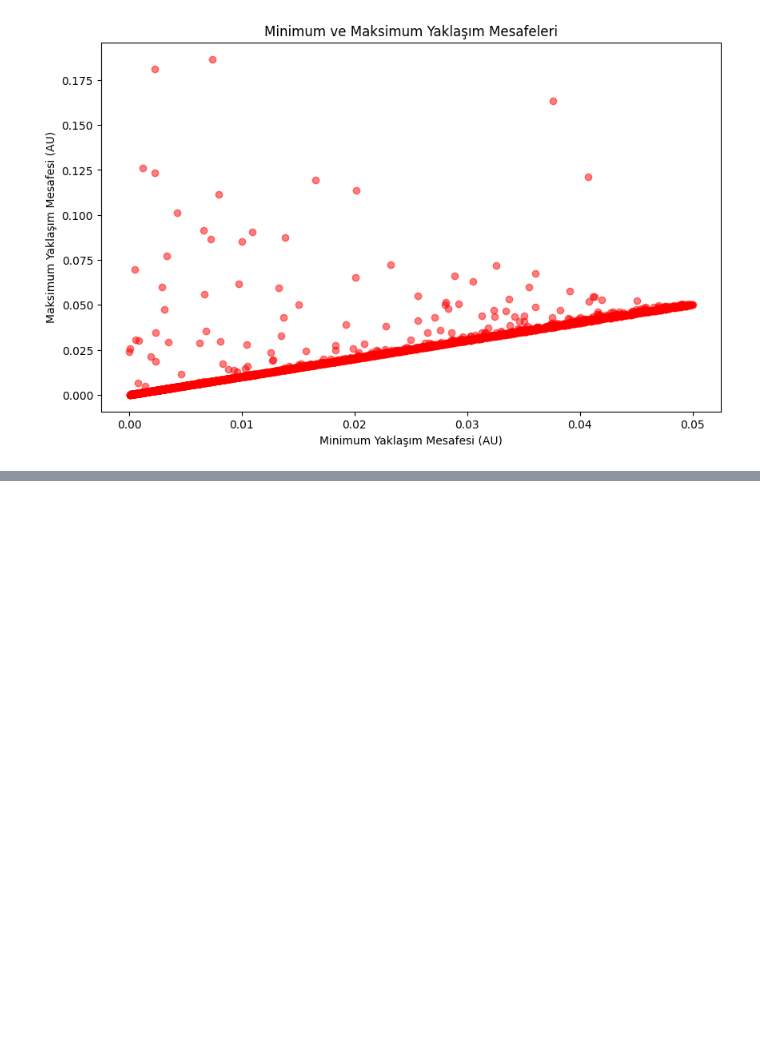
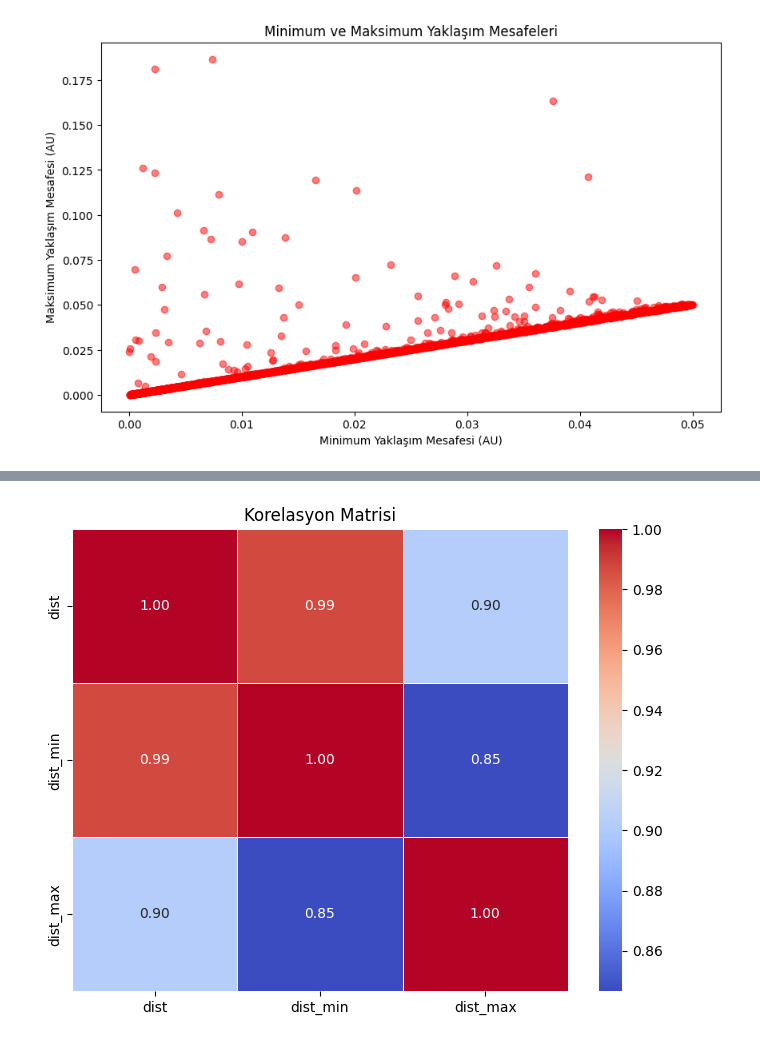
Before and after one commit to SeherKumsar/API-Project, a Jupyter notebook: data-analysis.ipynb, the cells around one changed output, grey strips where cells are left out. Saved outputs shown, nothing was run; the diff lists cells and outputs as text; code cells hidden in the pictures; blank space fills up the shorter version.

Commit message:
korelasyon ilişkisi kurma

```diff
--- a/data-analysis.ipynb
+++ b/data-analysis.ipynb
@@ -107,0 +128,14 @@ plt.show()
+# %%
+# 'dist', 'dist_min', 'dist_max' sütunlarını içeren alt bir veri çerçevesi oluşturun
+subset_df = df_closes_approach[['dist', 'dist_min', 'dist_max']]
+
+# Korelasyon matrisini hesaplayın
+correlation_matrix = subset_df.corr()
+# %%
+# Korelasyon matrisini görselleştirin
+plt.figure(figsize=(8, 6))
+sns.heatmap(correlation_matrix, annot=True, cmap='coolwarm', fmt=".2f", linewidths=.5)
+plt.title('Korelasyon Matrisi')
+plt.show()
+# %% [output]
+[figure, added]
```
Also changed, not shown: parts of 2 cells of this notebook.
